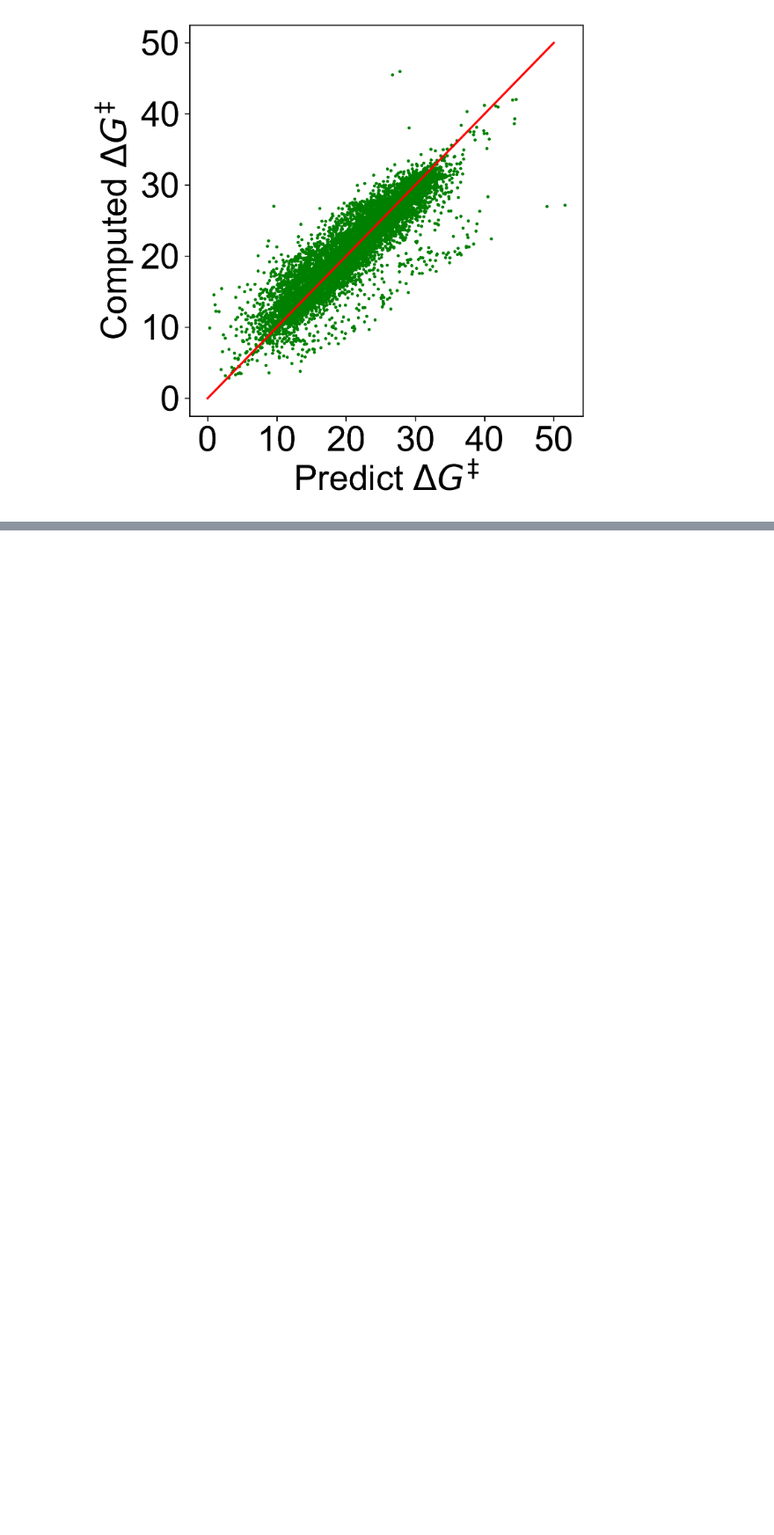
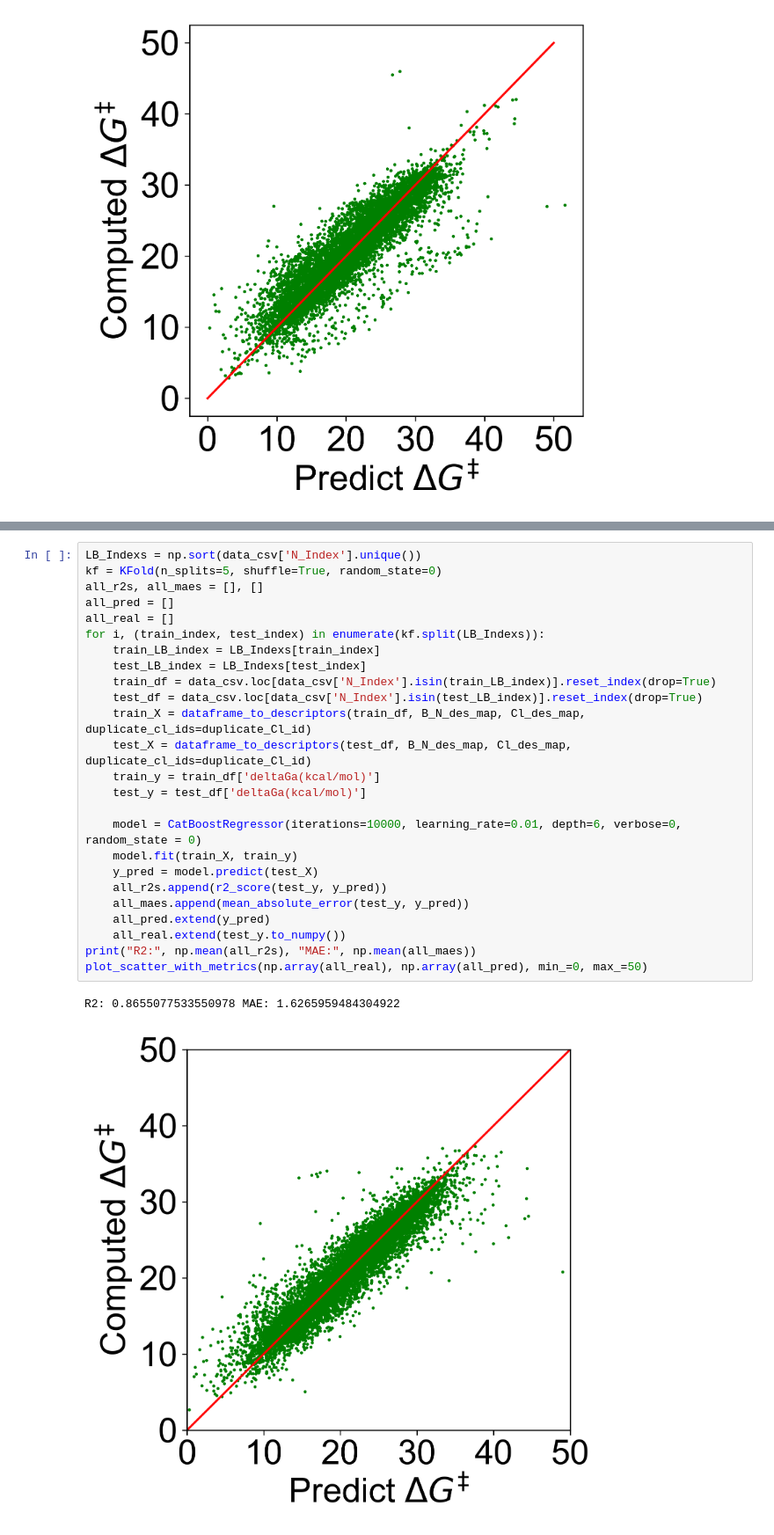
Before and after one commit to jackie-illiilli/BorylXAT-DB, a Jupyter notebook: 6_Modeling.ipynb, the cells around one changed output, grey strips where cells are left out. Shown at 88% size. Drawn from its saved outputs; the diff is of its cells as text; blank space fills up the shorter version.

```diff
--- a/6_Modeling.ipynb
+++ b/6_Modeling.ipynb
@@ -191,0 +243,28 @@ R2: 0.8109193524922607 MAE: 1.8995295107363668
+# %%
+LB_Indexs = np.sort(data_csv['N_Index'].unique())
+kf = KFold(n_splits=5, shuffle=True, random_state=0)
+all_r2s, all_maes = [], []
+all_pred = []
+all_real = []
+for i, (train_index, test_index) in enumerate(kf.split(LB_Indexs)):
+    train_LB_index = LB_Indexs[train_index]
+    test_LB_index = LB_Indexs[test_index]
+    train_df = data_csv.loc[data_csv['N_Index'].isin(train_LB_index)].reset_index(drop=True)
+    test_df = data_csv.loc[data_csv['N_Index'].isin(test_LB_index)].reset_index(drop=True)
+    train_X = dataframe_to_descriptors(train_df, B_N_des_map, Cl_des_map, duplicate_cl_ids=duplicate_Cl_id)
+    test_X = dataframe_to_descriptors(test_df, B_N_des_map, Cl_des_map, duplicate_cl_ids=duplicate_Cl_id)
+    train_y = train_df['deltaGa(kcal/mol)']
+    test_y = test_df['deltaGa(kcal/mol)']
+
+    model = CatBoostRegressor(iterations=10000, learning_rate=0.01, depth=6, verbose=0, random_state = 0)
+    model.fit(train_X, train_y)
+    y_pred = model.predict(test_X)
+    all_r2s.append(r2_score(test_y, y_pred))
+    all_maes.append(mean_absolute_error(test_y, y_pred))
+    all_pred.extend(y_pred)
+    all_real.extend(test_y.to_numpy())
+print("R2:", np.mean(all_r2s), "MAE:", np.mean(all_maes))
+plot_scatter_with_metrics(np.array(all_real), np.array(all_pred), min_=0, max_=50)
+# %% [output]
+R2: 0.8655077533550978 MAE: 1.6265959484304922
+[figure, added]
```
Also changed, not shown: parts of 13 cells of this notebook, 7 other files.
